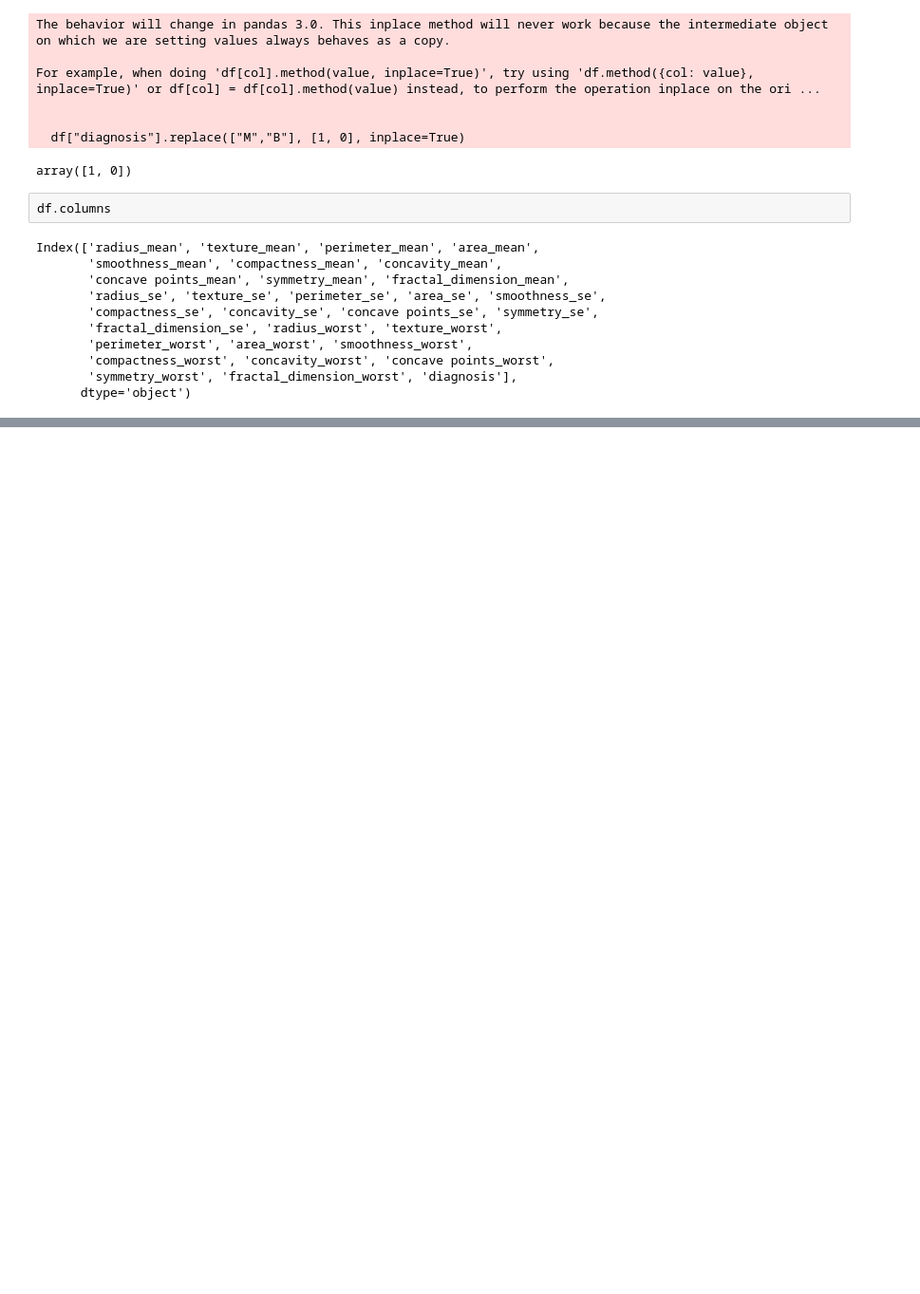
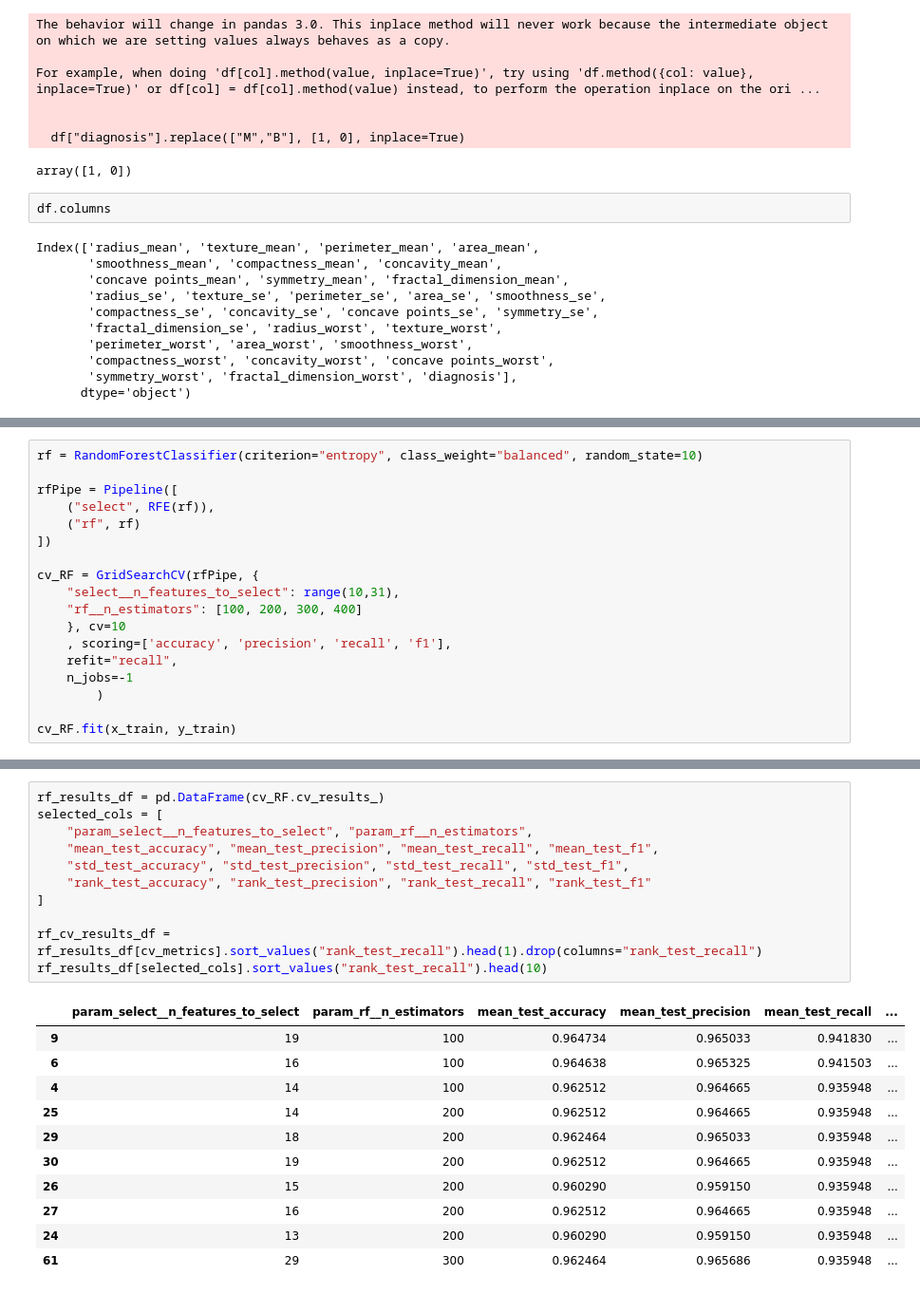
Before and after one commit to Moataz-Nasser/Breast-Cancer-Classification, a Jupyter notebook: Breast_Cancer.ipynb, the cells around one changed output, grey strips where cells are left out. Shown at 95% size. Drawn from its saved outputs; the diff is of its cells as text; blank space fills up the shorter version.

```diff
--- a/Breast_Cancer.ipynb
+++ b/Breast_Cancer.ipynb
@@ -350,0 +271,18 @@ Given that **Random Forest** achieved perfect accuracy and other evaluation metr
+# %%
+rf = RandomForestClassifier(criterion="entropy", class_weight="balanced", random_state=10)
+
+rfPipe = Pipeline([
+    ("select", RFE(rf)),
+    ("rf", rf)
+])
+
+cv_RF = GridSearchCV(rfPipe, {
+    "select__n_features_to_select": range(10,31),
+    "rf__n_estimators": [100, 200, 300, 400]
+    }, cv=10
+    , scoring=['accuracy', 'precision', 'recall', 'f1'],
+    refit="recall",
+    n_jobs=-1
+        )
+
+cv_RF.fit(x_train, y_train)
@@ -350,0 +303,23 @@ Given that **Random Forest** achieved perfect accuracy and other evaluation metr
+# %%
+rf_results_df = pd.DataFrame(cv_RF.cv_results_)
+selected_cols = [
+    "param_select__n_features_to_select", "param_rf__n_estimators",
+    "mean_test_accuracy", "mean_test_precision", "mean_test_recall", "mean_test_f1",
+    "std_test_accuracy", "std_test_precision", "std_test_recall", "std_test_f1",
+    "rank_test_accuracy", "rank_test_precision", "rank_test_recall", "rank_test_f1"
+]
+
+rf_cv_results_df = rf_results_df[cv_metrics].sort_values("rank_test_recall").head(1).drop(columns="rank_test_recall")
+rf_results_df[selected_cols].sort_values("rank_test_recall").head(10)
+# %% [output]
+|  | param_select__n_features_to_select | param_rf__n_estimators | mean_test_accuracy | mean_test_precision | mean_test_recall | ... |
+| 9 | 19 | 100 | 0.964734 | 0.965033 | 0.941830 | ... |
+| 6 | 16 | 100 | 0.964638 | 0.965325 | 0.941503 | ... |
+| 4 | 14 | 100 | 0.962512 | 0.964665 | 0.935948 | ... |
+| 25 | 14 | 200 | 0.962512 | 0.964665 | 0.935948 | ... |
+| 29 | 18 | 200 | 0.962464 | 0.965033 | 0.935948 | ... |
+| 30 | 19 | 200 | 0.962512 | 0.964665 | 0.935948 | ... |
+| 26 | 15 | 200 | 0.960290 | 0.959150 | 0.935948 | ... |
+| 27 | 16 | 200 | 0.962512 | 0.964665 | 0.935948 | ... |
+| 24 | 13 | 200 | 0.960290 | 0.959150 | 0.935948 | ... |
+| 61 | 29 | 300 | 0.962464 | 0.965686 | 0.935948 | ... |
```
Also changed, not shown: parts of 58 cells of this notebook, 1 other file.
